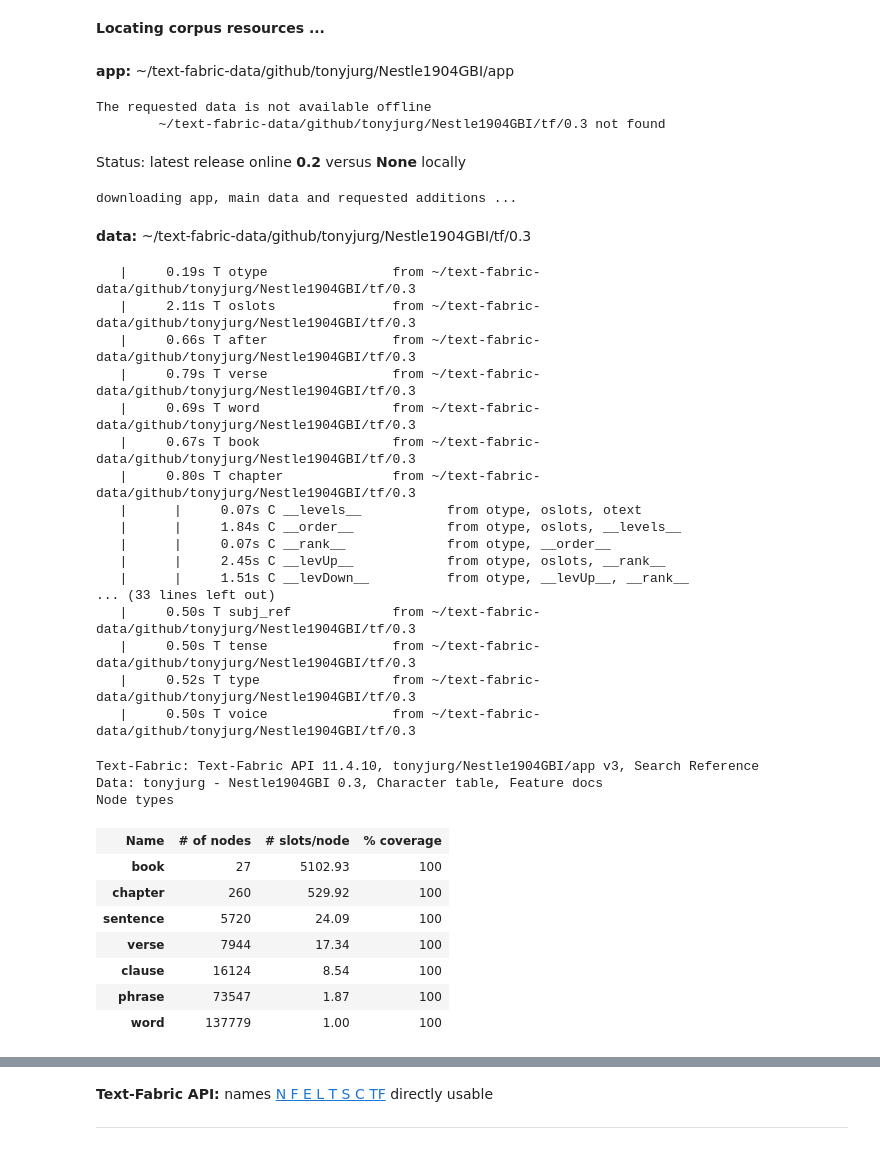
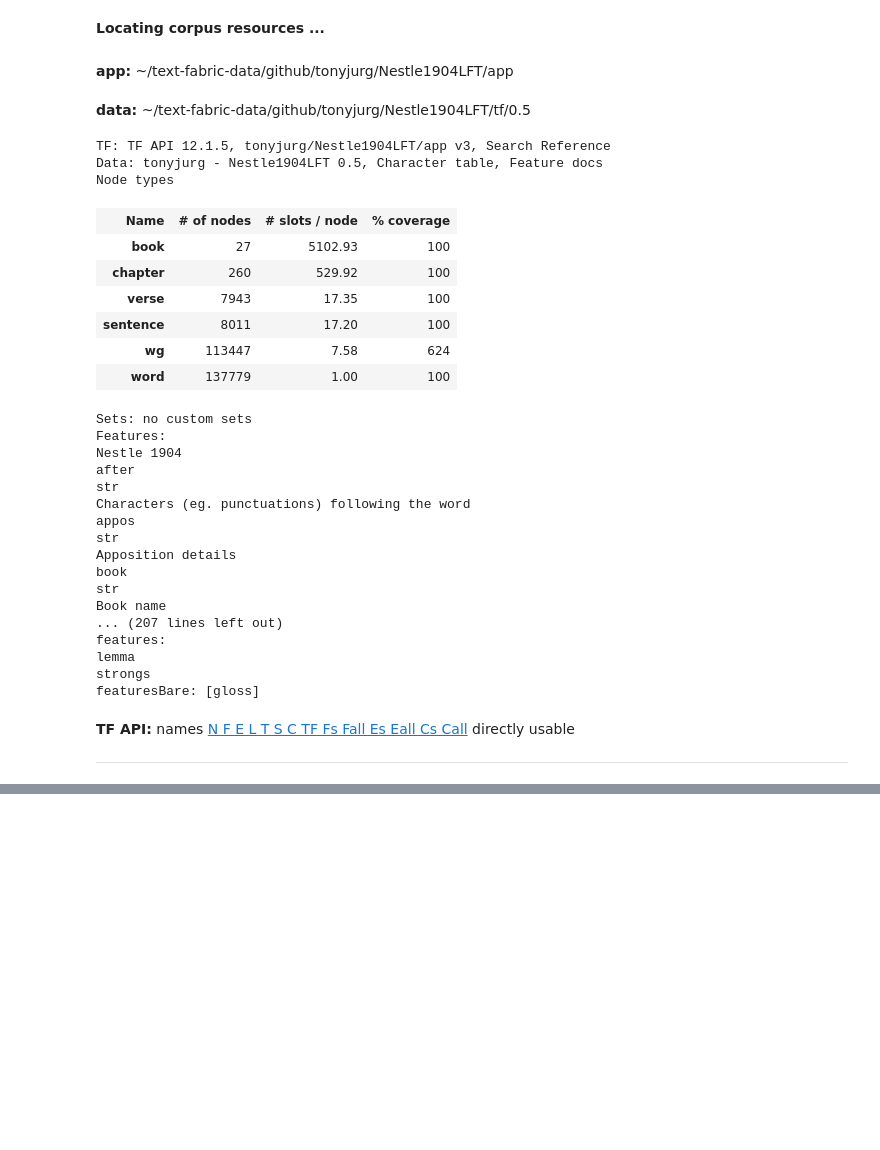
Before and after one commit to tonyjurg/Nestle1904LFT, a Jupyter notebook: resources/duplicate.ipynb, the cells around one changed output, grey strips where cells are left out. Saved outputs shown, nothing was run; the diff lists cells and outputs as text; code cells hidden in the pictures; blank space fills up the shorter version.

```diff
--- a/resources/duplicate.ipynb
+++ b/resources/duplicate.ipynb
@@ -14,40 +11,36 @@ from tf.fabric import Fabric
 from tf.app import use
 # %%
 # load the app and data
-N1904 = use ("tonyjurg/Nestle1904GBI", version="0.3", hoist=globals())
+N1904 = use ("tonyjurg/Nestle1904LFT", version="0.5", hoist=globals())
 # %% [output]
 **Locating corpus resources ...**
-app: ~/text-fabric-data/github/tonyjurg/Nestle1904GBI/app
+app: ~/text-fabric-data/github/tonyjurg/Nestle1904LFT/app
+data: ~/text-fabric-data/github/tonyjurg/Nestle1904LFT/tf/0.5
-The requested data is not available offline
-        ~/text-fabric-data/github/tonyjurg/Nestle1904GBI/tf/0.3 not found
+TF: TF API 12.1.5, tonyjurg/Nestle1904LFT/app v3, Search Reference
+Data: tonyjurg - Nestle1904LFT 0.5, Character table, Feature docs
+Node types
-Status: latest release online 0.2 versus None locally
+| Name | # of nodes | # slots / node | % coverage |
+| book | 27 | 5102.93 | 100 |
+| chapter | 260 | 529.92 | 100 |
+| verse | 7943 | 17.35 | 100 |
+| sentence | 8011 | 17.20 | 100 |
+| wg | 113447 | 7.58 | 624 |
+| word | 137779 | 1.00 | 100 |
-downloading app, main data and requested additions ...
+Sets: no custom sets
+Features:
+Nestle 1904
+after
+str
+Characters (eg. punctuations) following the word
+appos
+str
+Apposition details
+book
+str
+Book name
+... (207 lines left out)
+features:
+lemma
+strongs
+featuresBare: [gloss]
-data: ~/text-fabric-data/github/tonyjurg/Nestle1904GBI/tf/0.3
+TF API: names N F E L T S C TF Fs Fall Es Eall Cs Call directly usable
-   |     0.19s T otype                from ~/text-fabric-data/github/tonyjurg/Nestle1904GBI/tf/0.3
-   |     2.11s T oslots               from ~/text-fabric-data/github/tonyjurg/Nestle1904GBI/tf/0.3
-   |     0.66s T after                from ~/text-fabric-data/github/tonyjurg/Nestle1904GBI/tf/0.3
-   |     0.79s T verse                from ~/text-fabric-data/github/tonyjurg/Nestle1904GBI/tf/0.3
-   |     0.69s T word                 from ~/text-fabric-data/github/tonyjurg/Nestle1904GBI/tf/0.3
-   |     0.67s T book                 from ~/text-fabric-data/github/tonyjurg/Nestle1904GBI/tf/0.3
-   |     0.80s T chapter              from ~/text-fabric-data/github/tonyjurg/Nestle1904GBI/tf/0.3
-   |      |     0.07s C __levels__           from otype, oslots, otext
-   |      |     1.84s C __order__            from otype, oslots, __levels__
-   |      |     0.07s C __rank__             from otype, __order__
-   |      |     2.45s C __levUp__            from otype, oslots, __rank__
-   |      |     1.51s C __levDown__          from otype, __levUp__, __rank__
-... (33 lines left out)
-   |     0.50s T subj_ref             from ~/text-fabric-data/github/tonyjurg/Nestle1904GBI/tf/0.3
-   |     0.50s T tense                from ~/text-fabric-data/github/tonyjurg/Nestle1904GBI/tf/0.3
-   |     0.52s T type                 from ~/text-fabric-data/github/tonyjurg/Nestle1904GBI/tf/0.3
-   |     0.50s T voice                from ~/text-fabric-data/github/tonyjurg/Nestle1904GBI/tf/0.3
-Text-Fabric: Text-Fabric API 11.4.10, tonyjurg/Nestle1904GBI/app v3, Search Reference
-Data: tonyjurg - Nestle1904GBI 0.3, Character table, Feature docs
-Node types
-| Name | # of nodes | # slots/node | % coverage |
-| book | 27 | 5102.93 | 100 |
-| chapter | 260 | 529.92 | 100 |
-| sentence | 5720 | 24.09 | 100 |
-| verse | 7944 | 17.34 | 100 |
-| clause | 16124 | 8.54 | 100 |
-| phrase | 73547 | 1.87 | 100 |
-| word | 137779 | 1.00 | 100 |
@@ -71,4 +47,3 @@ none
-Text-Fabric API: names N F E L T S C TF directly usable
 # %%
 T.structureInfo()
 # %% [output]
```
Also changed, not shown: parts of 17 cells of this notebook.
